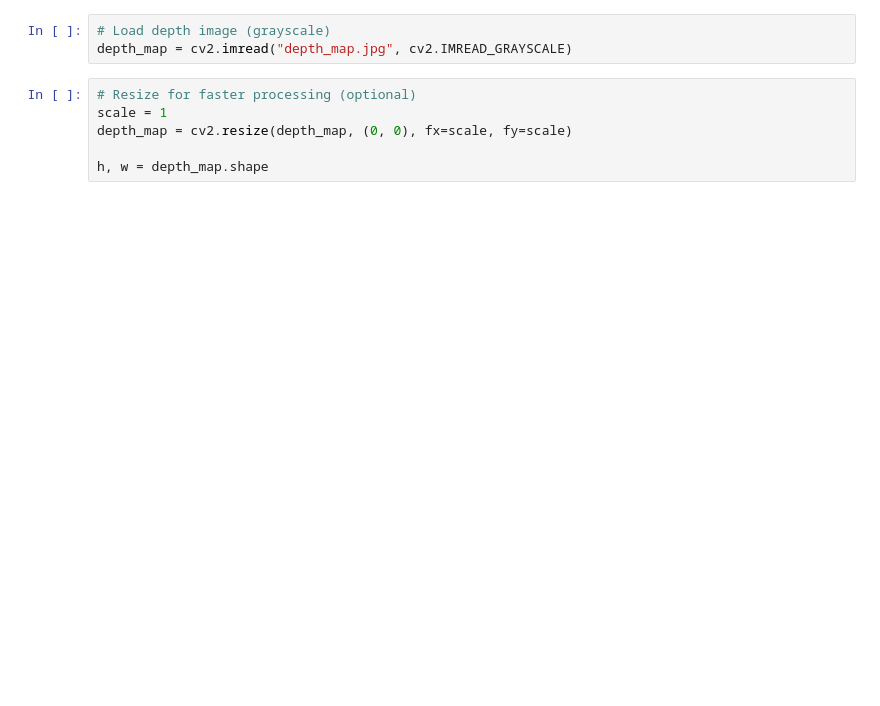
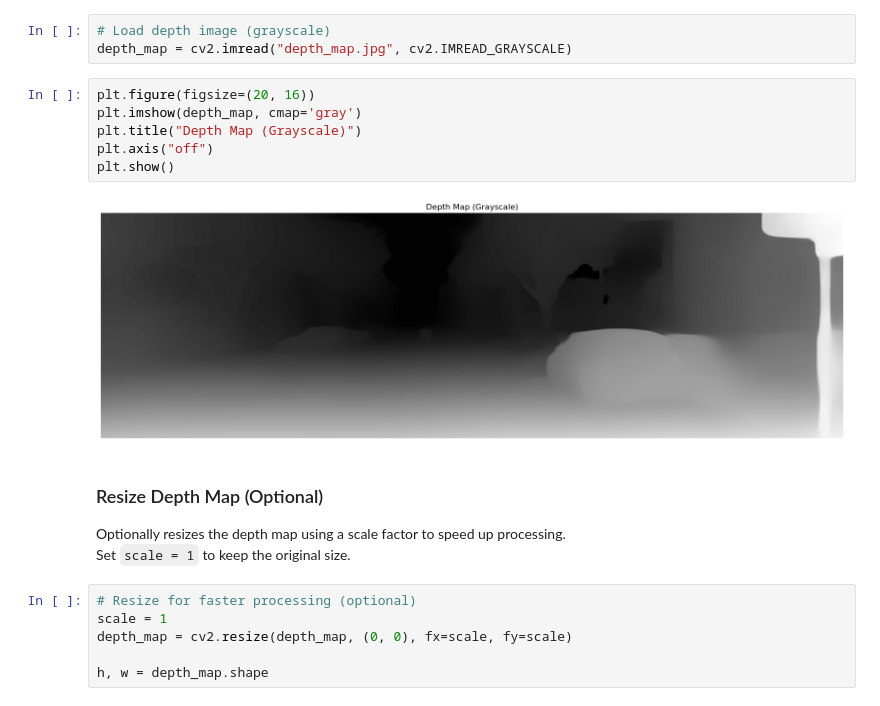
Before and after one commit to umerghafoor/debtheastimation, a Jupyter notebook: depthmap_isometric.ipynb, the cells around one changed output. Drawn from its saved outputs; the diff is of its cells as text; blank space fills up the shorter version.

```diff
--- a/depthmap_isometric.ipynb
+++ b/depthmap_isometric.ipynb
@@ -5,6 +30,19 @@ import matplotlib.pyplot as plt
 # %%
 # Load depth image (grayscale)
 depth_map = cv2.imread("depth_map.jpg", cv2.IMREAD_GRAYSCALE)
+# %%
+plt.figure(figsize=(20, 16))
+plt.imshow(depth_map, cmap='gray')
+plt.title("Depth Map (Grayscale)")
+plt.axis("off")
+plt.show()
+# %% [output]
+[figure, added]
+# %% [markdown]
+### Resize Depth Map (Optional)
+
+Optionally resizes the depth map using a scale factor to speed up processing.
+Set `scale = 1` to keep the original size.
 # %%
 # Resize for faster processing (optional)
 scale = 1
```
Also changed, not shown: parts of 11 cells of this notebook, 1 other file.
